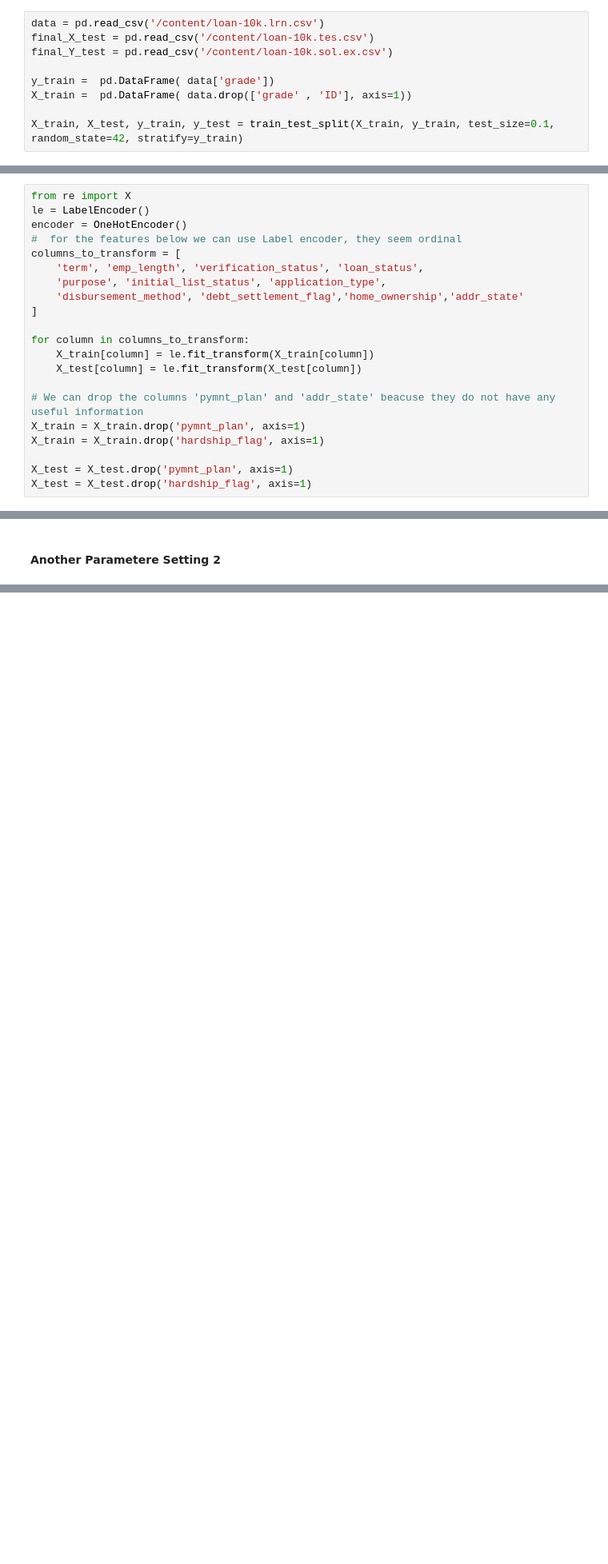
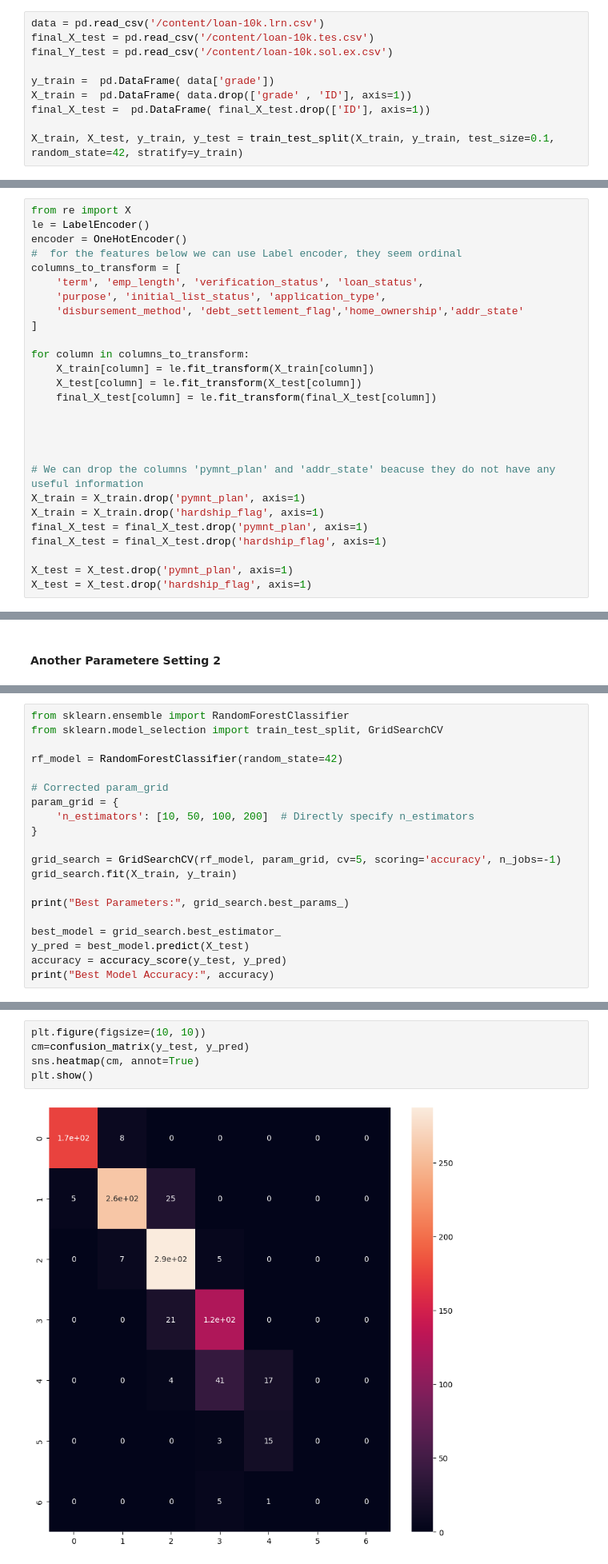
Before and after one commit to Snaseri2001/Machine-learning, a Jupyter notebook: Classification_Lohn/TU_ML_2025S_Loan.ipynb, the cells around one changed output, grey strips where cells are left out. Shown: that part at 80% size. Cells and saved outputs as stored; diff of their text form; blank space fills up the shorter version.

```diff
--- a/Classification_Lohn/TU_ML_2025S_Loan.ipynb
+++ b/Classification_Lohn/TU_ML_2025S_Loan.ipynb
@@ -37,5 +19,6 @@ final_Y_test = pd.read_csv('/content/loan-10k.sol.ex.csv')
 
 y_train =  pd.DataFrame( data['grade'])
 X_train =  pd.DataFrame( data.drop(['grade' , 'ID'], axis=1))
+final_X_test =  pd.DataFrame( final_X_test.drop(['ID'], axis=1))
 
 X_train, X_test, y_train, y_test = train_test_split(X_train, y_train, test_size=0.1, random_state=42, stratify=y_train)
@@ -70,10 +45,16 @@ columns_to_transform = [
 for column in columns_to_transform:
     X_train[column] = le.fit_transform(X_train[column])
     X_test[column] = le.fit_transform(X_test[column])
+    final_X_test[column] = le.fit_transform(final_X_test[column])
+
+
+
 
 # We can drop the columns 'pymnt_plan' and 'addr_state' beacuse they do not have any useful information
 X_train = X_train.drop('pymnt_plan', axis=1)
 X_train = X_train.drop('hardship_flag', axis=1)
+final_X_test = final_X_test.drop('pymnt_plan', axis=1)
+final_X_test = final_X_test.drop('hardship_flag', axis=1)
 
 X_test = X_test.drop('pymnt_plan', axis=1)
 X_test = X_test.drop('hardship_flag', axis=1)
@@ -681,0 +828,20 @@ plt.show()
+# %%
+from sklearn.ensemble import RandomForestClassifier
+from sklearn.model_selection import train_test_split, GridSearchCV
+
+rf_model = RandomForestClassifier(random_state=42)
+
+# Corrected param_grid
+param_grid = {
+    'n_estimators': [10, 50, 100, 200]  # Directly specify n_estimators
+}
+
+grid_search = GridSearchCV(rf_model, param_grid, cv=5, scoring='accuracy', n_jobs=-1)
+grid_search.fit(X_train, y_train)
+
+print("Best Parameters:", grid_search.best_params_)
+
+best_model = grid_search.best_estimator_
+y_pred = best_model.predict(X_test)
+accuracy = accuracy_score(y_test, y_pred)
+print("Best Model Accuracy:", accuracy)
@@ -681,0 +898,7 @@ plt.show()
+# %%
+plt.figure(figsize=(10, 10))
+cm=confusion_matrix(y_test, y_pred)
+sns.heatmap(cm, annot=True)
+plt.show()
+# %% [output]
+[figure, added]
```
Also changed, not shown: parts of 55 cells of this notebook.
